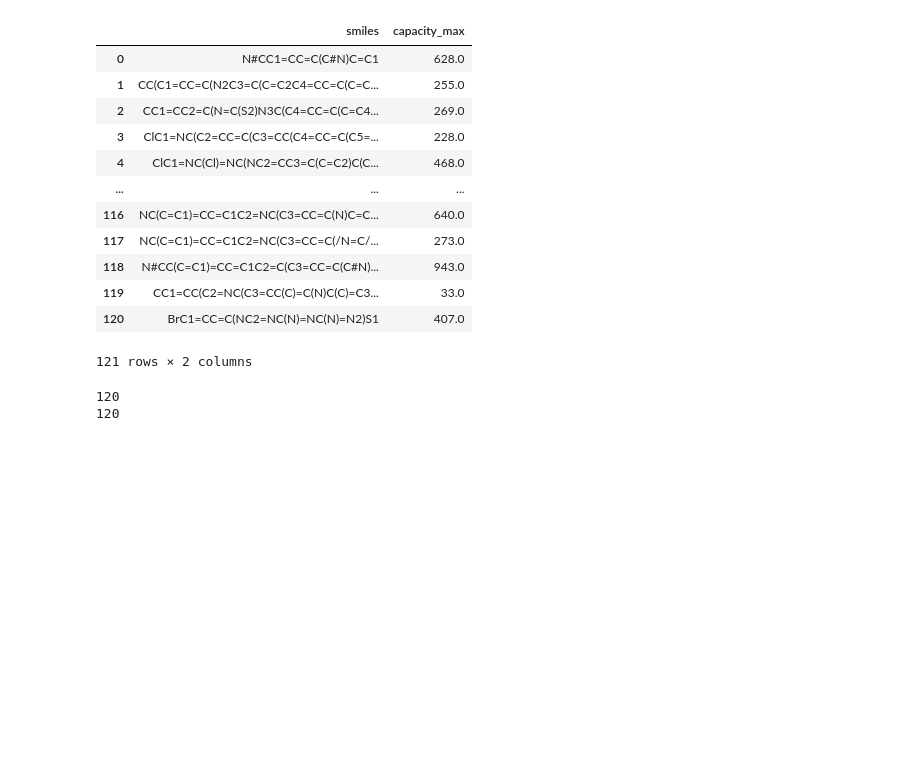
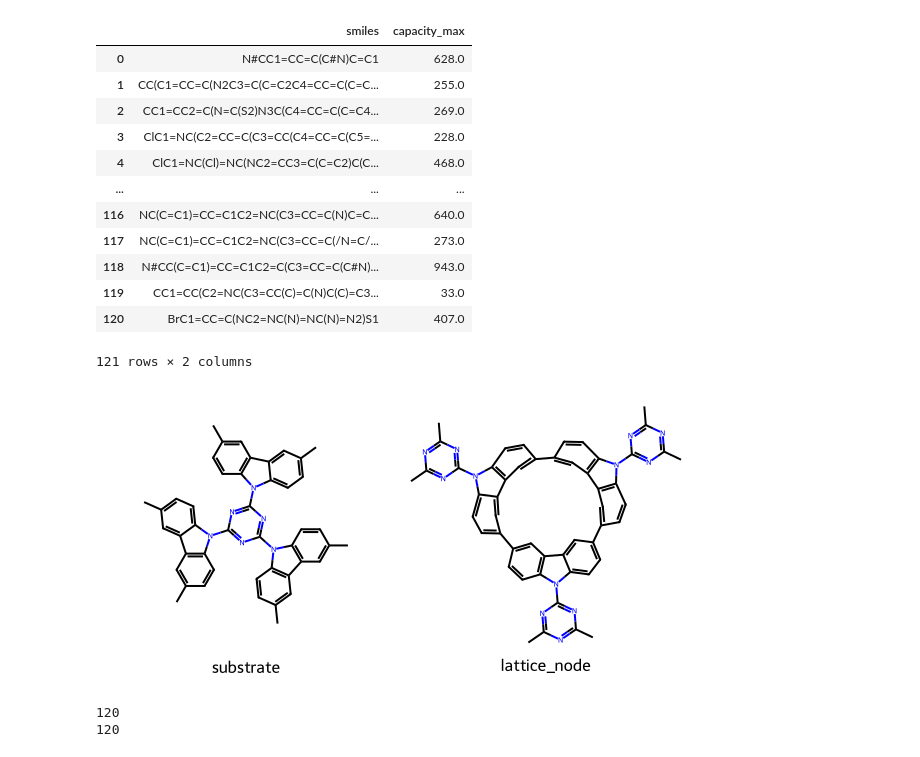
Before and after one commit to wtaisner/battery-rangers, a Jupyter notebook: modules/predictor/notebooks/initial_data_processing.ipynb, the cells around one changed output. Drawn from its saved outputs; the diff is of its cells as text; code cells hidden in the pictures; blank space fills up the shorter version.

```diff
--- a/modules/predictor/notebooks/initial_data_processing.ipynb
+++ b/modules/predictor/notebooks/initial_data_processing.ipynb
@@ -19,6 +19,16 @@ data_substrate
 | 119 | CC1=CC(C2=NC(C3=CC(C)=C(N)C(C)=C3... | 33.0 |
 | 120 | BrC1=CC=C(NC2=NC(N)=NC(N)=N2)S1 | 407.0 |
 121 rows × 2 columns
+# %%
+from rdkit.Chem import Draw
+from rdkit import Chem
+
+substrate = 'CC1=CC(C2=C3C=CC(C)=C2)=C(C=C1)N3C4=NC(N5C6=C(C7=C5C=CC(C)=C7)C=C(C)C=C6)=NC(N8C9=C(C%10=C8C=CC(C)=C%10)C=C(C)C=C9)=N4'
+lattice_node = 'CC1=NC(N2C3=C(C4=C2C=CC(C5=CC(C6=C7C=CC(C8=CC(C9=C%10C=CC%11=C9)=C(C=C8)N%10C%12=NC(C)=NC(C)=N%12)=C6)=C(C=C5)N7C%13=NC(C)=NC(C)=N%13)=C4)C=C%11C=C3)=NC(C)=N1'
+
+Draw.MolsToGridImage([Chem.MolFromSmiles(substrate), Chem.MolFromSmiles(lattice_node)], molsPerRow=2, legends=['substrate', 'lattice_node'], subImgSize=(300,300))
+# %% [output]
+[figure, added]
 # %%
 #valid smiles
 from rdkit import Chem
```
Also changed, not shown: 17 other files.
